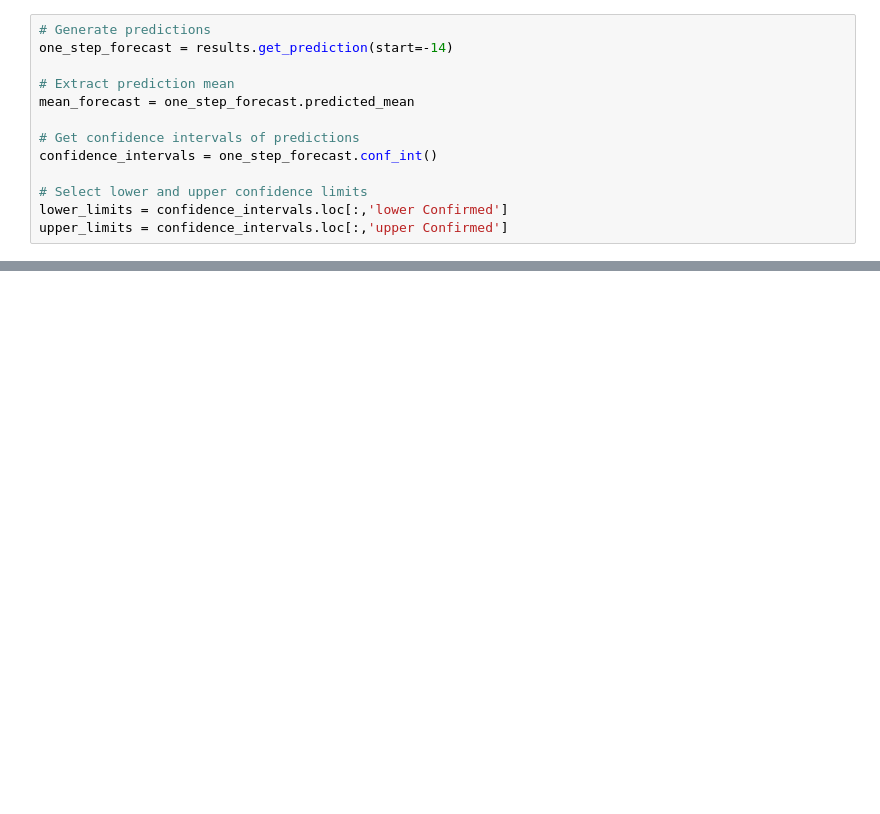
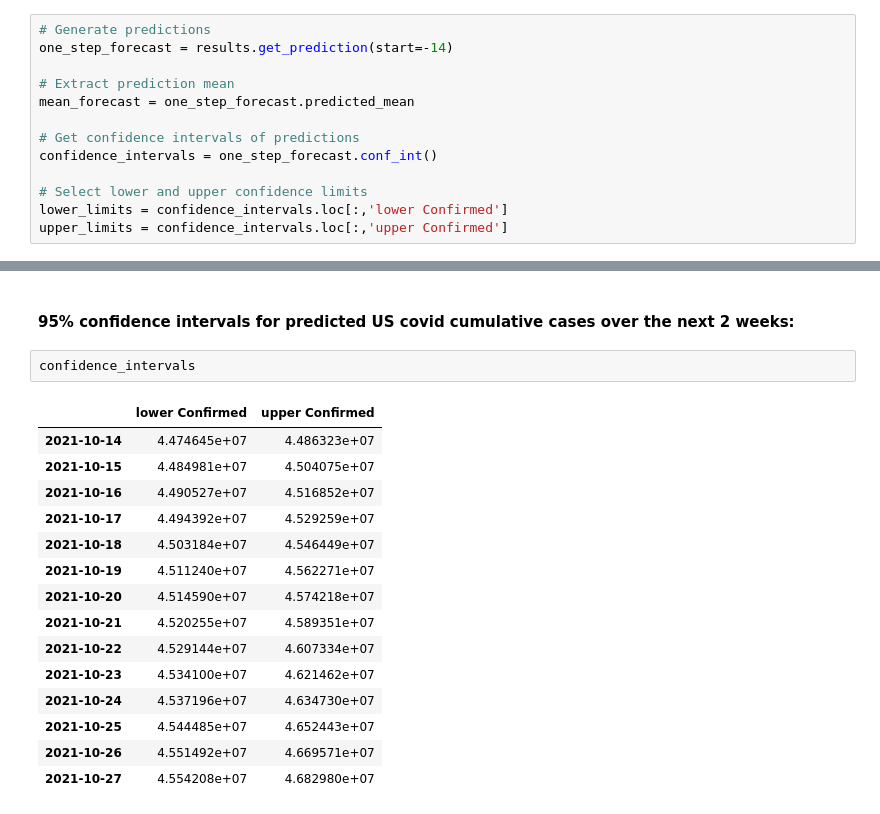
Before and after one commit to leeweiyee/covid_task_aon, a Jupyter notebook: 3_forecasting model/Covid ARIMA model.ipynb, the cells around one changed output, grey strips where cells are left out. Cells and saved outputs as stored; diff of their text form; blank space fills up the shorter version.

```diff
--- a/3_forecasting model/Covid ARIMA model.ipynb
+++ b/3_forecasting model/Covid ARIMA model.ipynb
@@ -218,0 +327,20 @@ plt.show()
+# %% [markdown]
+#### 95% confidence intervals for predicted US covid cumulative cases over the next 2 weeks:
+# %%
+confidence_intervals
+# %% [output]
+|  | lower Confirmed | upper Confirmed |
+| 2021-10-14 | 4.474645e+07 | 4.486323e+07 |
+| 2021-10-15 | 4.484981e+07 | 4.504075e+07 |
+| 2021-10-16 | 4.490527e+07 | 4.516852e+07 |
+| 2021-10-17 | 4.494392e+07 | 4.529259e+07 |
+| 2021-10-18 | 4.503184e+07 | 4.546449e+07 |
+| 2021-10-19 | 4.511240e+07 | 4.562271e+07 |
+| 2021-10-20 | 4.514590e+07 | 4.574218e+07 |
+| 2021-10-21 | 4.520255e+07 | 4.589351e+07 |
+| 2021-10-22 | 4.529144e+07 | 4.607334e+07 |
+| 2021-10-23 | 4.534100e+07 | 4.621462e+07 |
+| 2021-10-24 | 4.537196e+07 | 4.634730e+07 |
+| 2021-10-25 | 4.544485e+07 | 4.652443e+07 |
+| 2021-10-26 | 4.551492e+07 | 4.669571e+07 |
+| 2021-10-27 | 4.554208e+07 | 4.682980e+07 |
```
Also changed, not shown: parts of 26 cells of this notebook.
